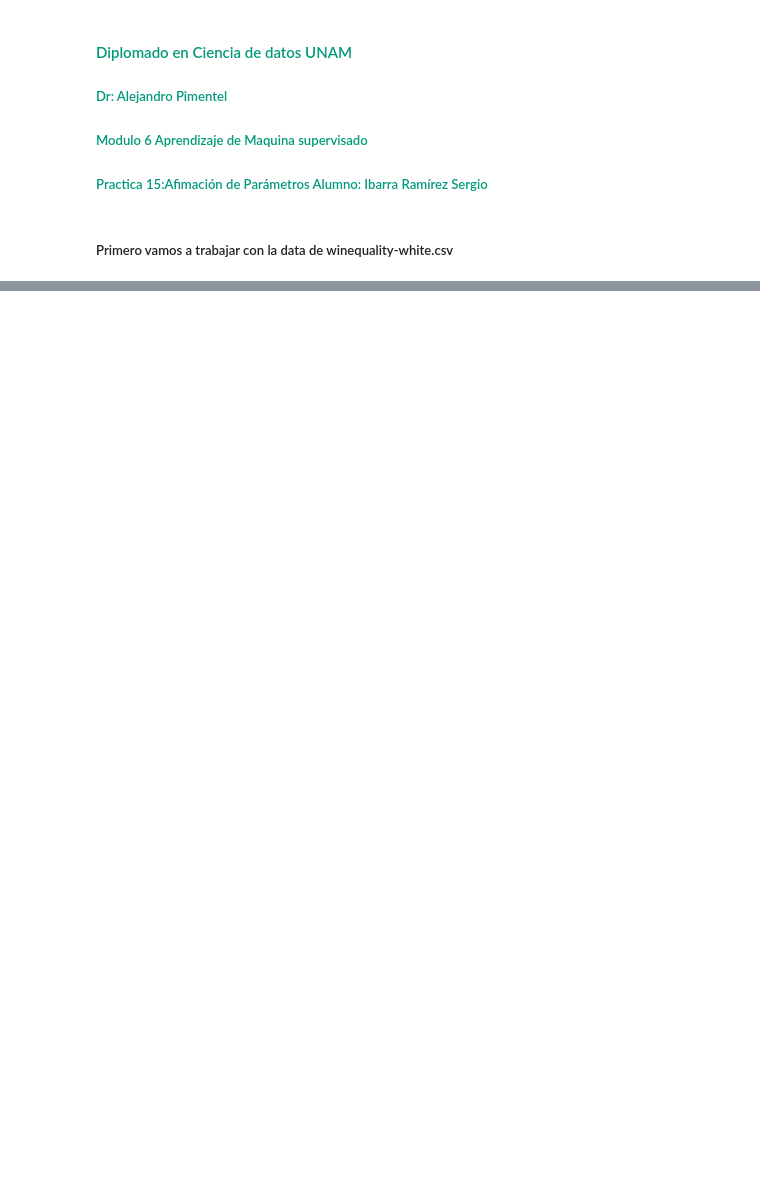
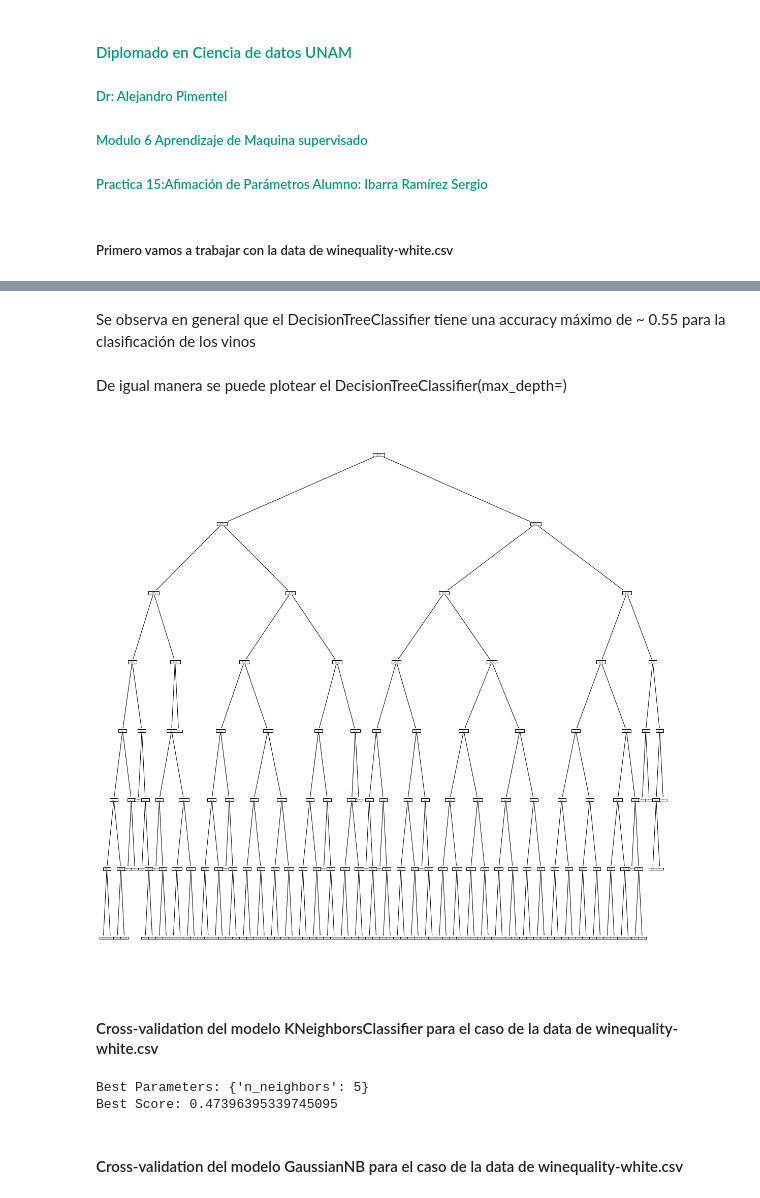
Before and after one commit to Sergio-Ibarra-1795/Diplomado_UNAM_DC_Full_gitHub, a Jupyter notebook: Modulo6_Aprendizaje_supervisado/Modulo6_15_Afinacion_parametros_Ibarra_Sergio.ipynb, the cells around one changed output, grey strips where cells are left out. Drawn from its saved outputs; the diff is of its cells as text; code cells hidden in the pictures; blank space fills up the shorter version.

```diff
--- a/Modulo6_Aprendizaje_supervisado/Modulo6_15_Afinacion_parametros_Ibarra_Sergio.ipynb
+++ b/Modulo6_Aprendizaje_supervisado/Modulo6_15_Afinacion_parametros_Ibarra_Sergio.ipynb
@@ -29,0 +258,39 @@ tabla_wine
+# %% [markdown]
+Se observa en general que el DecisionTreeClassifier tiene una accuracy máximo de ~ 0.55 para la clasificación de los vinos
+# %% [markdown]
+De igual manera se puede plotear el DecisionTreeClassifier(max_depth=)
+# %%
+import matplotlib.pyplot as plt
+from sklearn import tree
+
+plt.figure(figsize=(20,20))
+tree.plot_tree(arbol_clasificacion_best_param_wine)
+plt.show()
+# %% [output]
+[figure, added]
+# %% [markdown]
+#### Cross-validation del modelo KNeighborsClassifier para el caso de la data de winequality-white.csv
+# %%
+from sklearn.neighbors import KNeighborsClassifier
+from sklearn.model_selection import RandomizedSearchCV
+
+# Define the KNeighborsClassifier model
+modelo_KNN_classifier = KNeighborsClassifier()
+
+# Define the hyperparameter grid for KNeighborsClassifier
+cuadricula_parametros_KNN = {'n_neighbors': range(2, 9)}
+
+# Create an instance of RandomizedSearchCV
+buscadorRandom_KNN = RandomizedSearchCV(modelo_KNN_classifier, cuadricula_parametros_KNN, cv=5, scoring='accuracy')
+
+# Fit the RandomizedSearchCV object on the training data
+buscadorRandom_KNN.fit(X_train_tabla_wine, y_train_tabla_wine)
+
+# Print the best parameters and best score
+print("Best Parameters:", buscadorRandom_KNN.best_params_)
+print("Best Score:", buscadorRandom_KNN.best_score_)
+# %% [output]
+Best Parameters: {'n_neighbors': 5}
+Best Score: 0.47396395339745095
+# %% [markdown]
+#### Cross-validation del modelo GaussianNB para el caso de la data de winequality-white.csv
```
Also changed, not shown: parts of 33 cells of this notebook.
